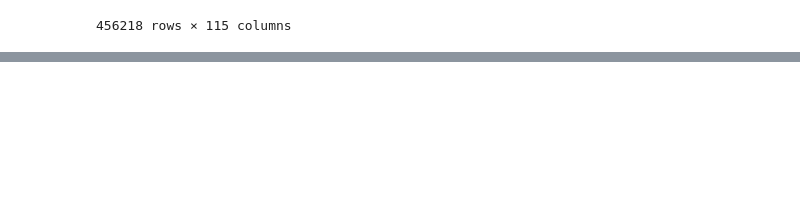
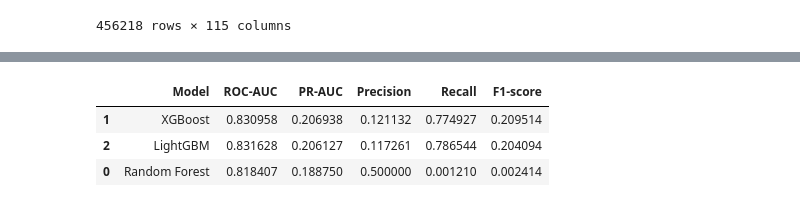
Before and after one commit to AntonIshchyk/Lifestyle-and-Clinical-Factors-in-Stroke-Risk-Prediction, a Jupyter notebook: main.ipynb, the cells around one changed output, grey strips where cells are left out. Cells and saved outputs as stored; diff of their text form; code cells hidden in the pictures; blank space fills up the shorter version.

```diff
--- a/main.ipynb
+++ b/main.ipynb
@@ -281,0 +438,38 @@ df["_DRNKWK3"] = df["_DRNKWK3"].replace({99900: np.nan})
+# %%
+results = []
+
+for name, model in trained_models.items():
+
+    y_pred = model.predict(X_test)
+
+    y_proba = model.predict_proba(X_test)[:, 1]
+
+    roc_auc = roc_auc_score(y_test, y_proba)
+    pr_auc = average_precision_score(y_test, y_proba)
+    precision = precision_score(y_test, y_pred)
+    recall = recall_score(y_test, y_pred)
+    f1 = f1_score(y_test, y_pred)
+
+    print(f"========== {name} ==========")
+
+    print(classification_report(y_test, y_pred))
+
+    print("Confusion Matrix:")
+    print(confusion_matrix(y_test, y_pred))
+
+    print(f"ROC-AUC: {roc_auc:.4f}")
+    print(f"PR-AUC: {pr_auc:.4f}")
+    print(f"Precision: {precision:.4f}")
+    print(f"Recall: {recall:.4f}")
+    print(f"F1-score: {f1:.4f}")
+
+    print("\n")
+
+    results.append({
+        'Model': name,
+        'ROC-AUC': roc_auc,
+        'PR-AUC': pr_auc,
+        'Precision': precision,
+        'Recall': recall,
+        'F1-score': f1
+    })
@@ -281,0 +494,11 @@ df["_DRNKWK3"] = df["_DRNKWK3"].replace({99900: np.nan})
+# %%
+results_df = pd.DataFrame(results)
+
+results_df = results_df.sort_values(by='PR-AUC', ascending=False)
+
+results_df
+# %% [output]
+|  | Model | ROC-AUC | PR-AUC | Precision | Recall | F1-score |
+| 1 | XGBoost | 0.830958 | 0.206938 | 0.121132 | 0.774927 | 0.209514 |
+| 2 | LightGBM | 0.831628 | 0.206127 | 0.117261 | 0.786544 | 0.204094 |
+| 0 | Random Forest | 0.818407 | 0.188750 | 0.500000 | 0.001210 | 0.002414 |
```
Also changed, not shown: parts of 12 cells of this notebook.
